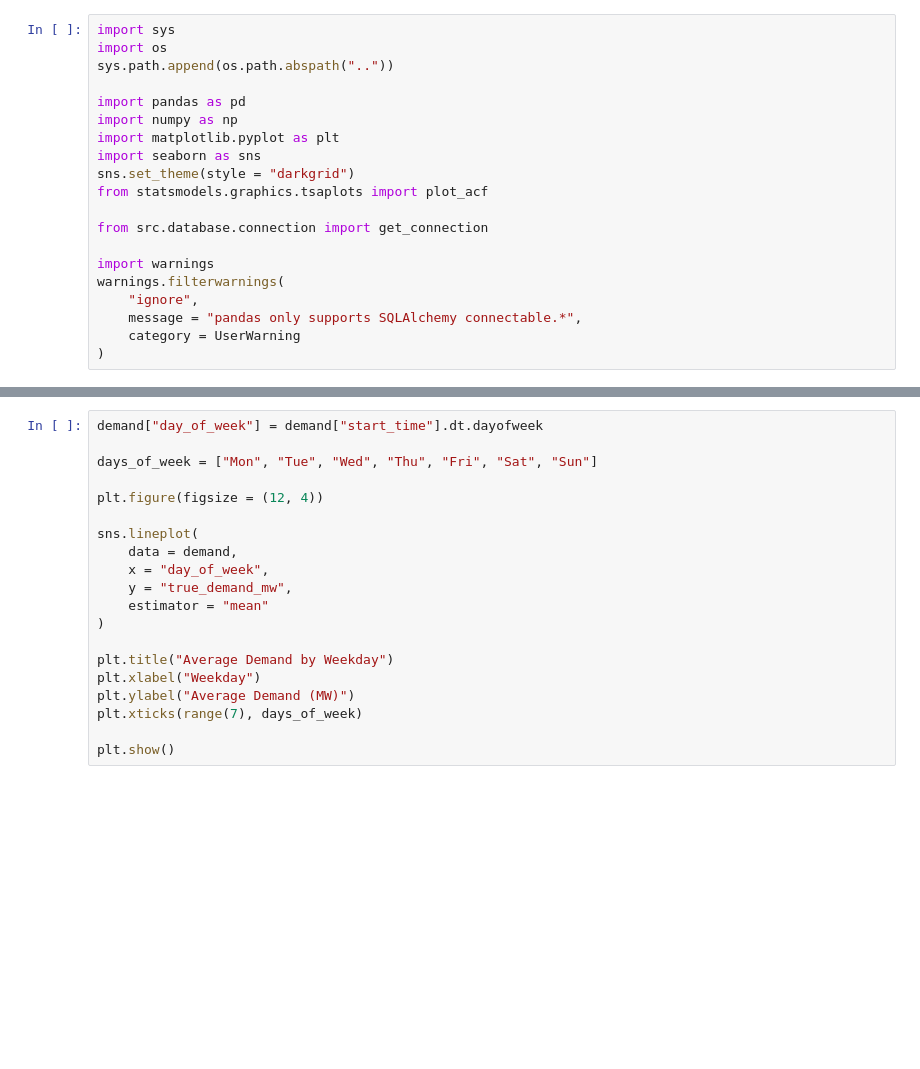
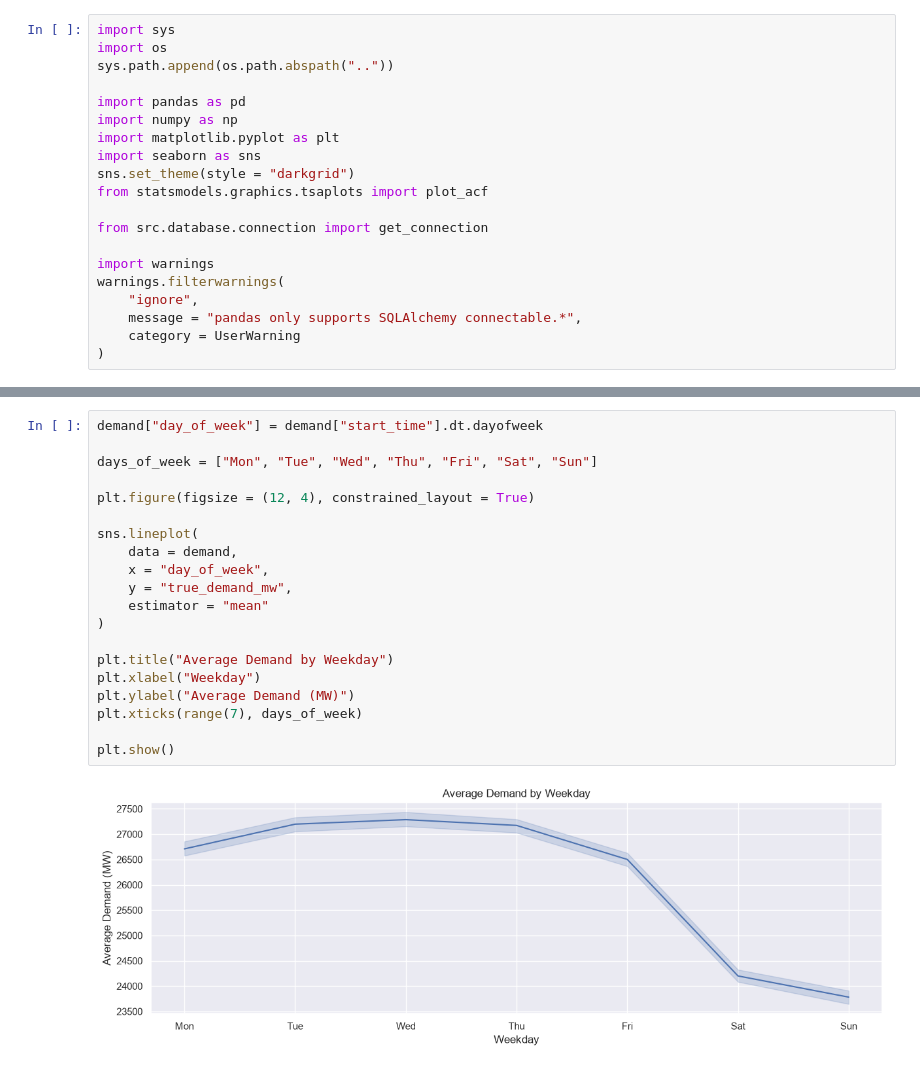
Before and after one commit to H-Konrad/uk-electricity-demand-forecasting, a Jupyter notebook: notebooks/01_demand_eda.ipynb, the cells around one changed output, grey strips where cells are left out. Drawn from its saved outputs; the diff is of its cells as text; blank space fills up the shorter version.

```diff
--- a/notebooks/01_demand_eda.ipynb
+++ b/notebooks/01_demand_eda.ipynb
@@ -101,23 +133,25 @@ plt.show()
 # %%
 demand["day_of_week"] = demand["start_time"].dt.dayofweek
 
 days_of_week = ["Mon", "Tue", "Wed", "Thu", "Fri", "Sat", "Sun"]
 
-plt.figure(figsize = (12, 4))
+plt.figure(figsize = (12, 4), constrained_layout = True)
 
 sns.lineplot(
     data = demand,
     x = "day_of_week",
     y = "true_demand_mw",
     estimator = "mean"
 )
 
 plt.title("Average Demand by Weekday")
 plt.xlabel("Weekday")
 plt.ylabel("Average Demand (MW)")
 plt.xticks(range(7), days_of_week)
 
 plt.show()
+# %% [output]
+[figure, added]
 # %%
 demand["month"] = demand["start_time"].dt.month
 
```
Also changed, not shown: parts of 13 cells of this notebook, 4 other files.
